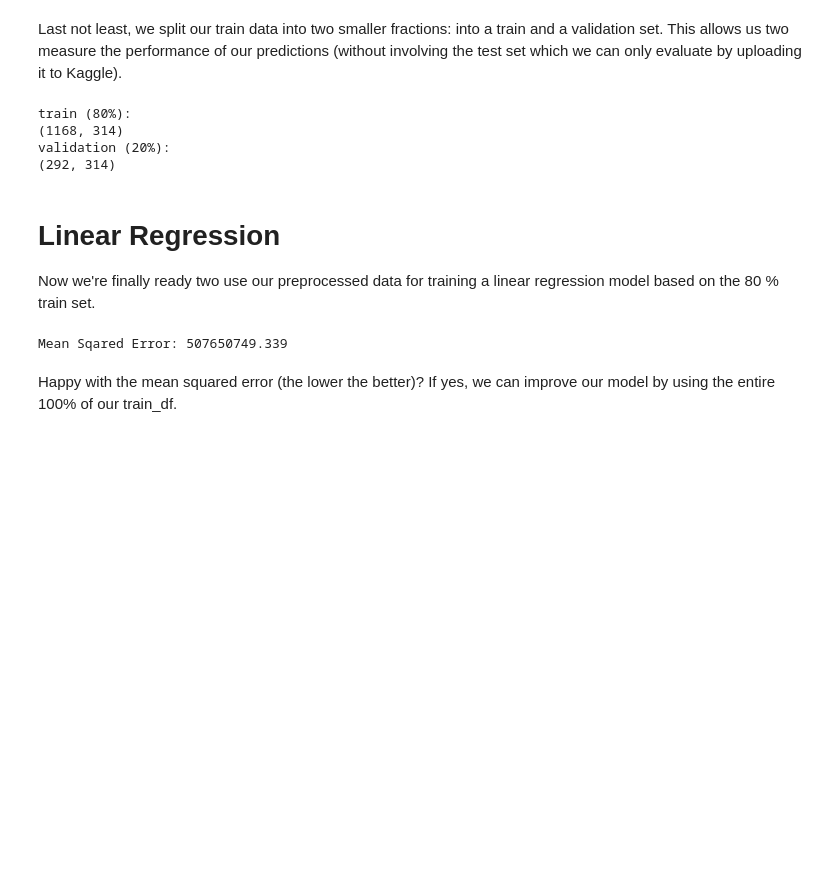
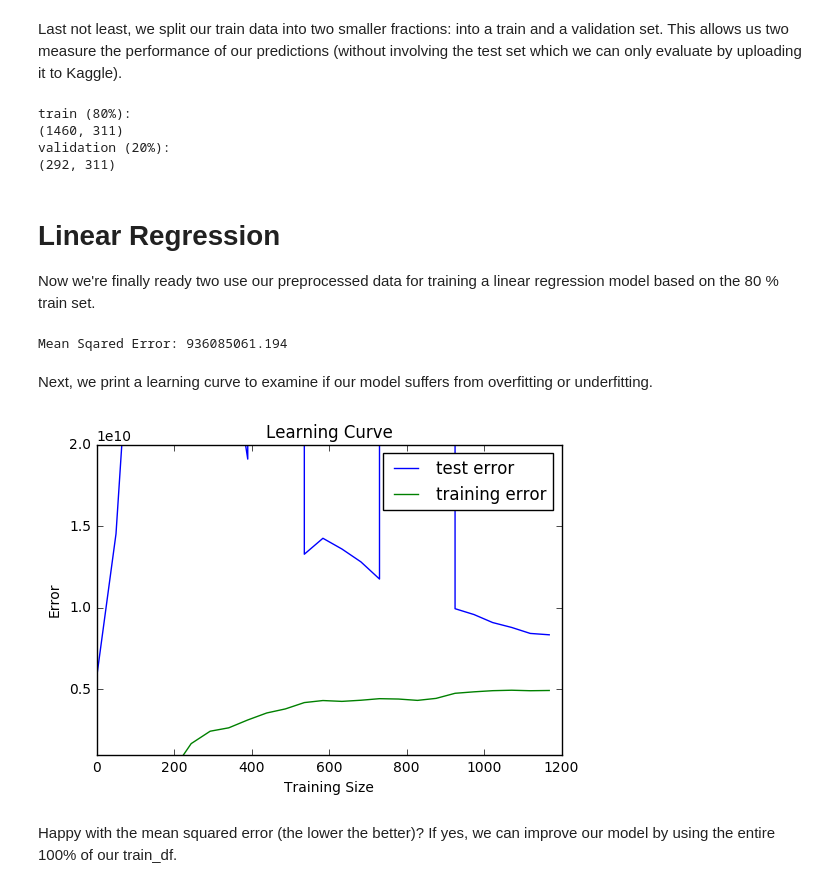
Before and after one commit to nicolasschabram/VSE, a Jupyter notebook: playground/Nicolas/Nicolas.ipynb, the cells around one changed output. Drawn from its saved outputs; the diff is of its cells as text; code cells hidden in the pictures; blank space fills up the shorter version.

Commit message:
added learning curves

```diff
--- a/playground/Nicolas/Nicolas.ipynb
+++ b/playground/Nicolas/Nicolas.ipynb
@@ -196,15 +201,16 @@ test_df.to_csv('clean_test.csv', sept=',', index=False)
 Last not least, we split our train data into two smaller fractions: into a train and a validation set. This allows us two measure the performance of our predictions (without involving the test set which we can only evaluate by uploading it to Kaggle).
 # %%
 # Store all the feature labels of train_df into a list; remove the SalePrice.
-features = train_df.columns.tolist()
+features = train.columns.tolist()
 features.remove(TARGET_VAR[0])
 
 # Generate the training set. Set random_state to be able to replicate results.
 # Our train data will contain 80% of train_df.
-train = train_df.sample(frac=0.8, random_state=1)
+train_frac = train.sample(frac=0.8, random_state=42)
 
-# Select anything not in the training set (20%) and put it in the validation set.
-validation = train_df.loc[~train_df.index.isin(train.index)]
+# Select anything not in the training set (20%) and put it in the validation
+# set.
+validation = train.loc[~train.index.isin(train_frac.index)]
 
 print "train (80%):"
 print train.shape
@@ -212,9 +218,9 @@ print "validation (20%):"
 print validation.shape
 # %% [output]
 train (80%):
-(1168, 314)
+(1460, 311)
 validation (20%):
-(292, 314)
+(292, 311)
 # %% [markdown]
 # Linear Regression
 Now we're finally ready two use our preprocessed data for training a linear regression model based on the 80 % train set.
@@ -223,15 +229,55 @@ Now we're finally ready two use our preprocessed data for training a linear regr
 linear_regression_model = LinearRegression() #(normalize=True)?
 
 # Fit the model to the 80% training data.
-linear_regression_model.fit(train[features], train[TARGET_VAR[0]])
+linear_regression_model.fit(train_frac[features], train_frac[TARGET_VAR[0]])
 
 # Generate our predictions for the validation set.
 predictions = linear_regression_model.predict(validation[features])
 
 # Compute error between our validation predictions and the actual values.
-print 'Mean Sqared Error:', mean_squared_error(predictions, validation[TARGET_VAR[0]])
+print 'Mean Sqared Error:', mean_squared_error(predictions,
+                                               validation[TARGET_VAR[0]])
 # %% [output]
-Mean Sqared Error: 507650749.339
+Mean Sqared Error: 936085061.194
+# %% [markdown]
+Next, we print a learning curve to examine if our model suffers from overfitting or underfitting.
+# %%
+def learning_curve(X_train, y_train, X_test, y_test, model, scale):
+    # We will vary the training set size so that we have 100 different sizes
+    sizes = np.round(np.linspace(1, len(X_train), 25))
+    train_err = np.zeros(len(sizes))
+    test_err = np.zeros(len(sizes))
+    X_train = X_train.sample(frac=1, random_state=42)
+    for i, s in enumerate(sizes):
+        # Create and fit the regressor model
+        model.fit(X_train[:int(s)], y_train[:int(s)])
+
+        # Find the performance on the training and testing set
+        train_err[i] = mean_squared_error(y_train[:int(s)], model.predict(X_train[:int(s)]))
+        test_err[i] = mean_squared_error(y_test, model.predict(X_test))
+
+    # Plot learning curve graph
+    learning_curve_graph(sizes, train_err, test_err, scale)
+
+def learning_curve_graph(sizes, train_err, test_err, scale):
+    plt.figure()
+    plt.title('Learning Curve')
+    plt.plot(sizes, test_err, label='test error')
+    plt.plot(sizes, train_err, label='training error')
+    plt.legend()
+    plt.xlabel('Training Size')
+    plt.ylabel('Error')
+    plt.ylim(scale)
+    plt.show()
+# %%
+learning_curve(train_frac[features],
+               train_frac[TARGET_VAR[0]],
+               validation[features],
+               validation[TARGET_VAR[0]],
+               LinearRegression(),
+               [1000000000, 20000000000])
+# %% [output]
+[figure, added]
 # %% [markdown]
 Happy with the mean squared error (the lower the better)? If yes, we can improve our model by using the entire 100% of our train_df.
 # %%
```
Also changed, not shown: parts of 21 cells of this notebook.
